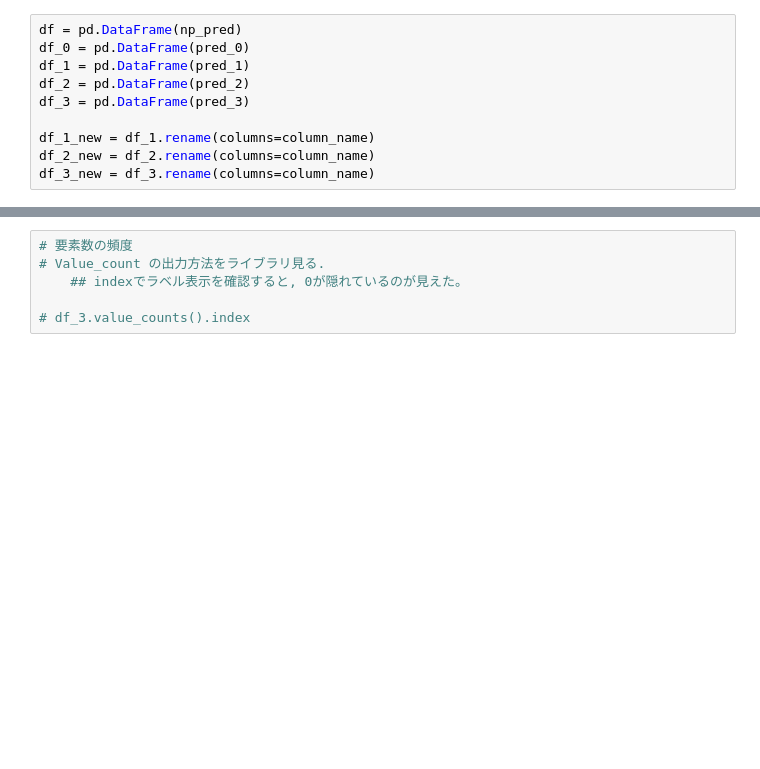
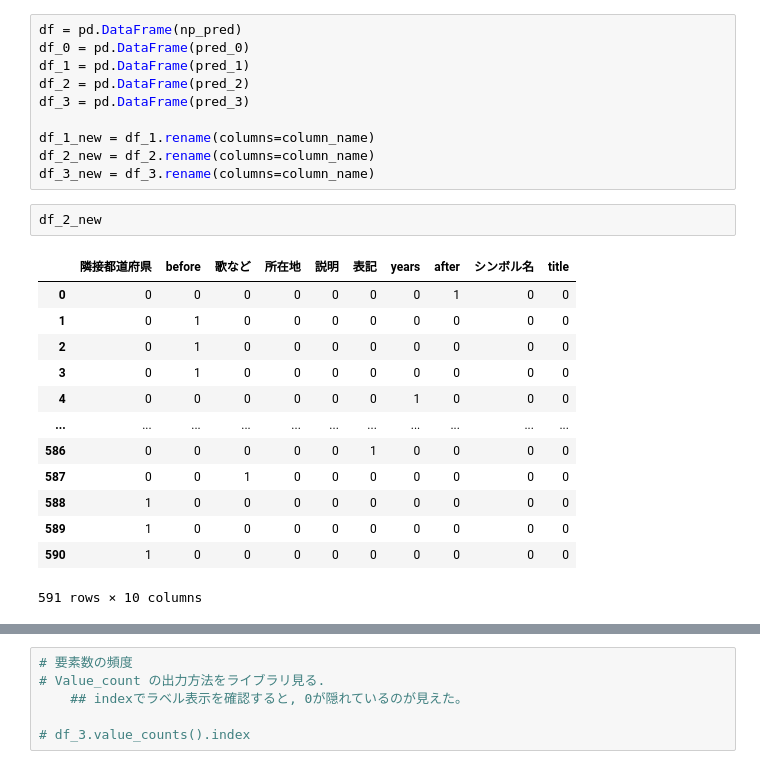
Before and after one commit to nallab/k208581_research, a Jupyter notebook: app/src/Multi-label/preprocessing.ipynb, the cells around one changed output, grey strips where cells are left out. Drawn from its saved outputs; the diff is of its cells as text; blank space fills up the shorter version.

```diff
--- a/app/src/Multi-label/preprocessing.ipynb
+++ b/app/src/Multi-label/preprocessing.ipynb
@@ -117,5 +124,21 @@ df_3 = pd.DataFrame(pred_3)
 df_1_new = df_1.rename(columns=column_name)
 df_2_new = df_2.rename(columns=column_name)
 df_3_new = df_3.rename(columns=column_name)
+# %%
+df_2_new
+# %% [output]
+|  | 隣接都道府県 | before | 歌など | 所在地 | 説明 | 表記 | years | after | シンボル名 | title |
+| 0 | 0 | 0 | 0 | 0 | 0 | 0 | 0 | 1 | 0 | 0 |
+| 1 | 0 | 1 | 0 | 0 | 0 | 0 | 0 | 0 | 0 | 0 |
+| 2 | 0 | 1 | 0 | 0 | 0 | 0 | 0 | 0 | 0 | 0 |
+| 3 | 0 | 1 | 0 | 0 | 0 | 0 | 0 | 0 | 0 | 0 |
+| 4 | 0 | 0 | 0 | 0 | 0 | 0 | 1 | 0 | 0 | 0 |
+| ... | ... | ... | ... | ... | ... | ... | ... | ... | ... | ... |
+| 586 | 0 | 0 | 0 | 0 | 0 | 1 | 0 | 0 | 0 | 0 |
+| 587 | 0 | 0 | 1 | 0 | 0 | 0 | 0 | 0 | 0 | 0 |
+| 588 | 1 | 0 | 0 | 0 | 0 | 0 | 0 | 0 | 0 | 0 |
+| 589 | 1 | 0 | 0 | 0 | 0 | 0 | 0 | 0 | 0 | 0 |
+| 590 | 1 | 0 | 0 | 0 | 0 | 0 | 0 | 0 | 0 | 0 |
+591 rows × 10 columns
 # %%
 # 相関系の考察
```
Also changed, not shown: parts of 19 cells of this notebook.
